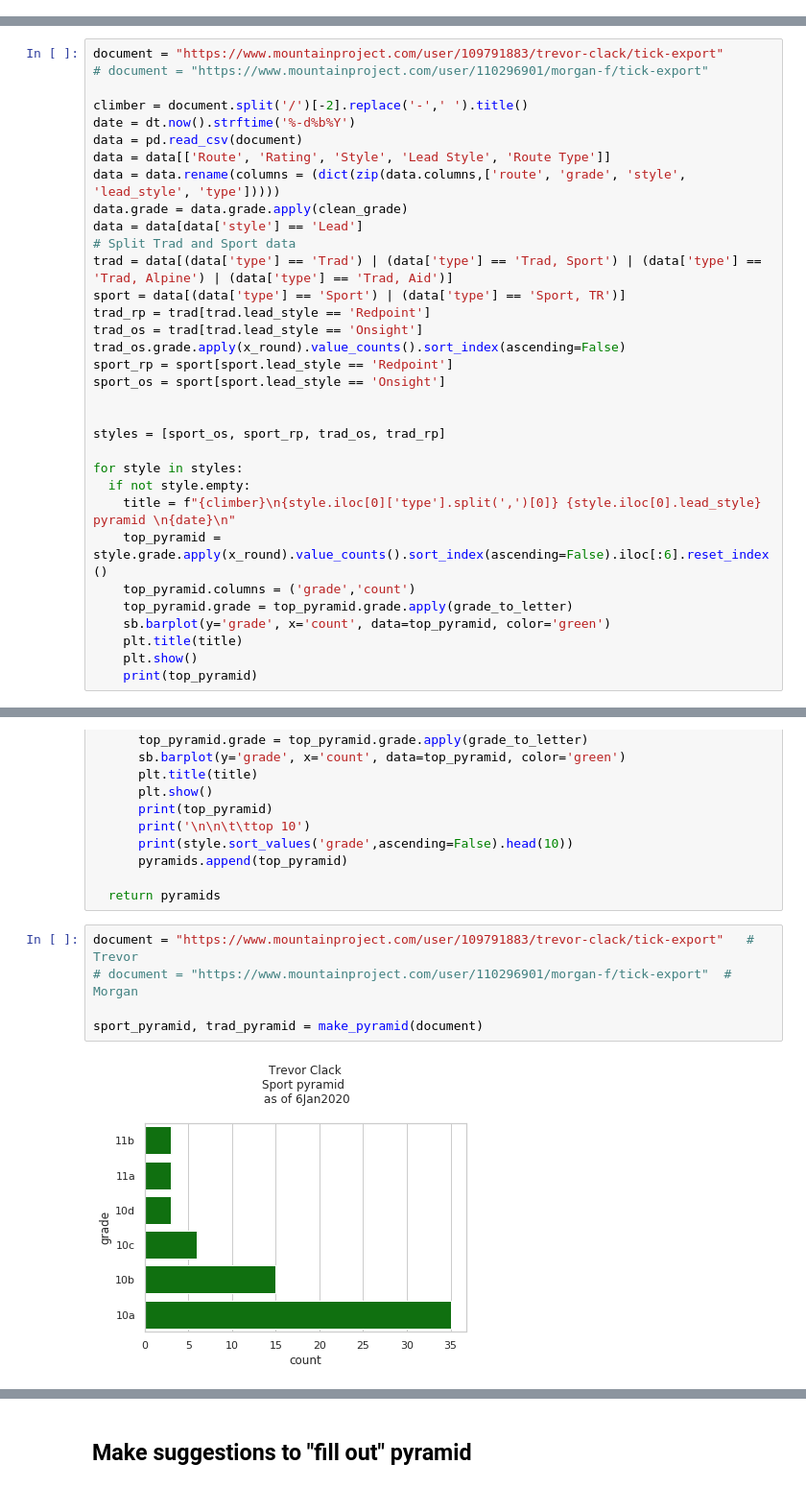
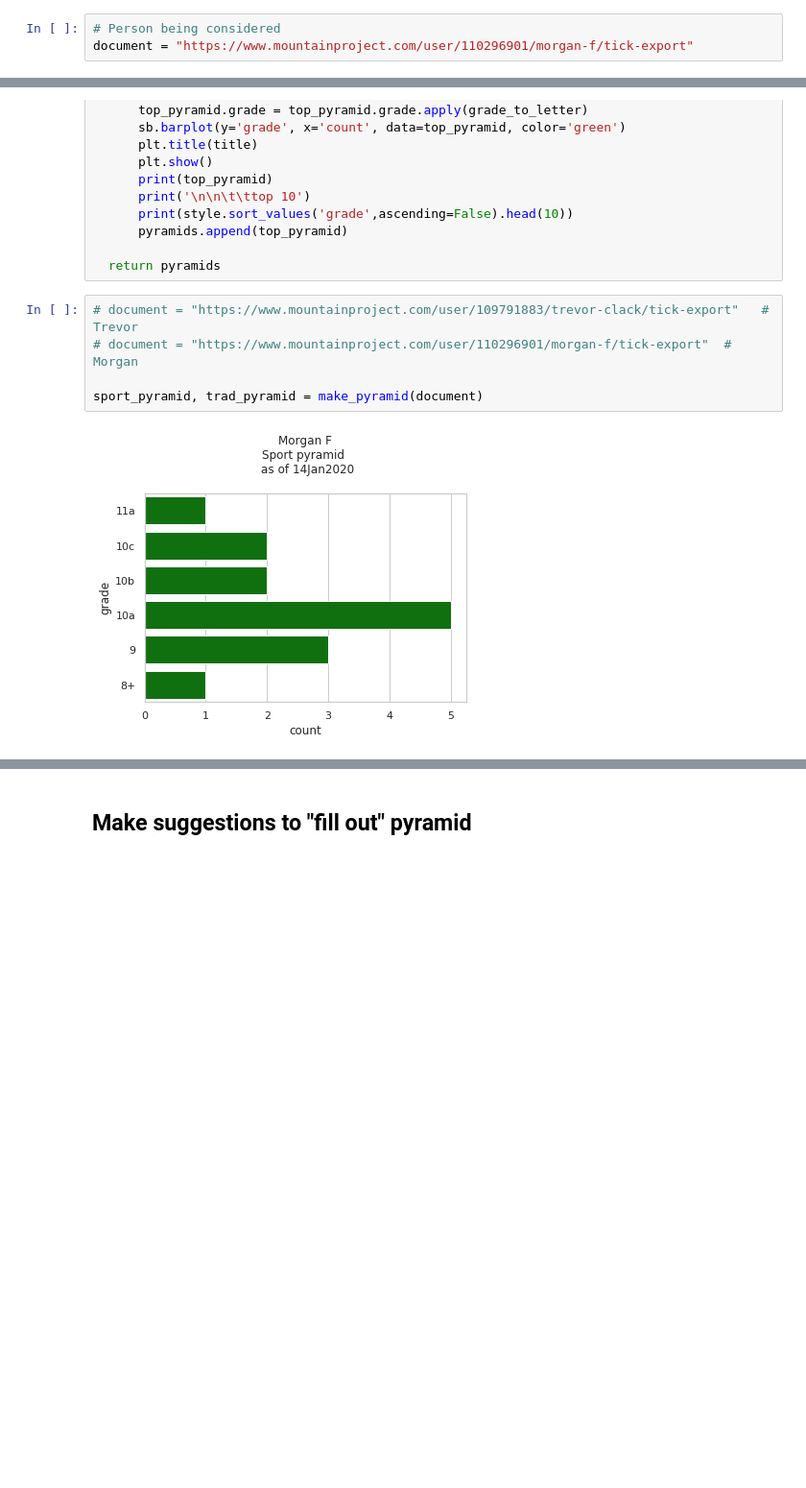
Before and after one commit to Tclack88/MountainProject, a Jupyter notebook: rp_os_pyramids.ipynb, the cells around one changed output, grey strips where cells are left out. Shown at 96% size. Drawn from its saved outputs; the diff is of its cells as text; blank space fills up the shorter version.

```diff
--- a/rp_os_pyramids.ipynb
+++ b/rp_os_pyramids.ipynb
@@ -2,6 +2,9 @@
 <a href="https://colab.research.google.com/github/Tclack88/MountainProject/blob/master/rp_os_pyramids.ipynb" target="_parent"><img src="https://colab.research.google.com/assets/colab-badge.svg" alt="Open In Colab"/></a>
 # %% [markdown]
 # Redpoint/Onsight ladders
+# %%
+# Person being considered
+document = "https://www.mountainproject.com/user/110296901/morgan-f/tick-export"
 # %%
 import pandas as pd
 import numpy as np
@@ -91,33 +144,0 @@ grade_route_tuples
-# %%
-document = "https://www.mountainproject.com/user/109791883/trevor-clack/tick-export"
-# document = "https://www.mountainproject.com/user/110296901/morgan-f/tick-export"
-
-climber = document.split('/')[-2].replace('-',' ').title()
-date = dt.now().strftime('%-d%b%Y')
-data = pd.read_csv(document)
-data = data[['Route', 'Rating', 'Style', 'Lead Style', 'Route Type']]
-data = data.rename(columns = (dict(zip(data.columns,['route', 'grade', 'style', 'lead_style', 'type']))))
-data.grade = data.grade.apply(clean_grade)
-data = data[data['style'] == 'Lead']
-# Split Trad and Sport data
-trad = data[(data['type'] == 'Trad') | (data['type'] == 'Trad, Sport') | (data['type'] == 'Trad, Alpine') | (data['type'] == 'Trad, Aid')]
-sport = data[(data['type'] == 'Sport') | (data['type'] == 'Sport, TR')]
-trad_rp = trad[trad.lead_style == 'Redpoint']
-trad_os = trad[trad.lead_style == 'Onsight']
-trad_os.grade.apply(x_round).value_counts().sort_index(ascending=False)
-sport_rp = sport[sport.lead_style == 'Redpoint']
-sport_os = sport[sport.lead_style == 'Onsight']
-
-
-styles = [sport_os, sport_rp, trad_os, trad_rp]
-
-for style in styles:
-  if not style.empty:
-    title = f"{climber}\n{style.iloc[0]['type'].split(',')[0]} {style.iloc[0].lead_style} pyramid \n{date}\n"
-    top_pyramid = style.grade.apply(x_round).value_counts().sort_index(ascending=False).iloc[:6].reset_index()
-    top_pyramid.columns = ('grade','count')
-    top_pyramid.grade = top_pyramid.grade.apply(grade_to_letter)
-    sb.barplot(y='grade', x='count', data=top_pyramid, color='green')
-    plt.title(title)
-    plt.show()
-    print(top_pyramid)
@@ -192,10 +183,10 @@ def make_pyramid(document):
 
   return pyramids
 # %%
-document = "https://www.mountainproject.com/user/109791883/trevor-clack/tick-export"   # Trevor
+# document = "https://www.mountainproject.com/user/109791883/trevor-clack/tick-export"   # Trevor
 # document = "https://www.mountainproject.com/user/110296901/morgan-f/tick-export"  # Morgan
 
 sport_pyramid, trad_pyramid = make_pyramid(document)
 # %% [output]
-[figure, old version]
+[figure, new version]
   grade  count
```
Also changed, not shown: parts of 16 cells of this notebook.
